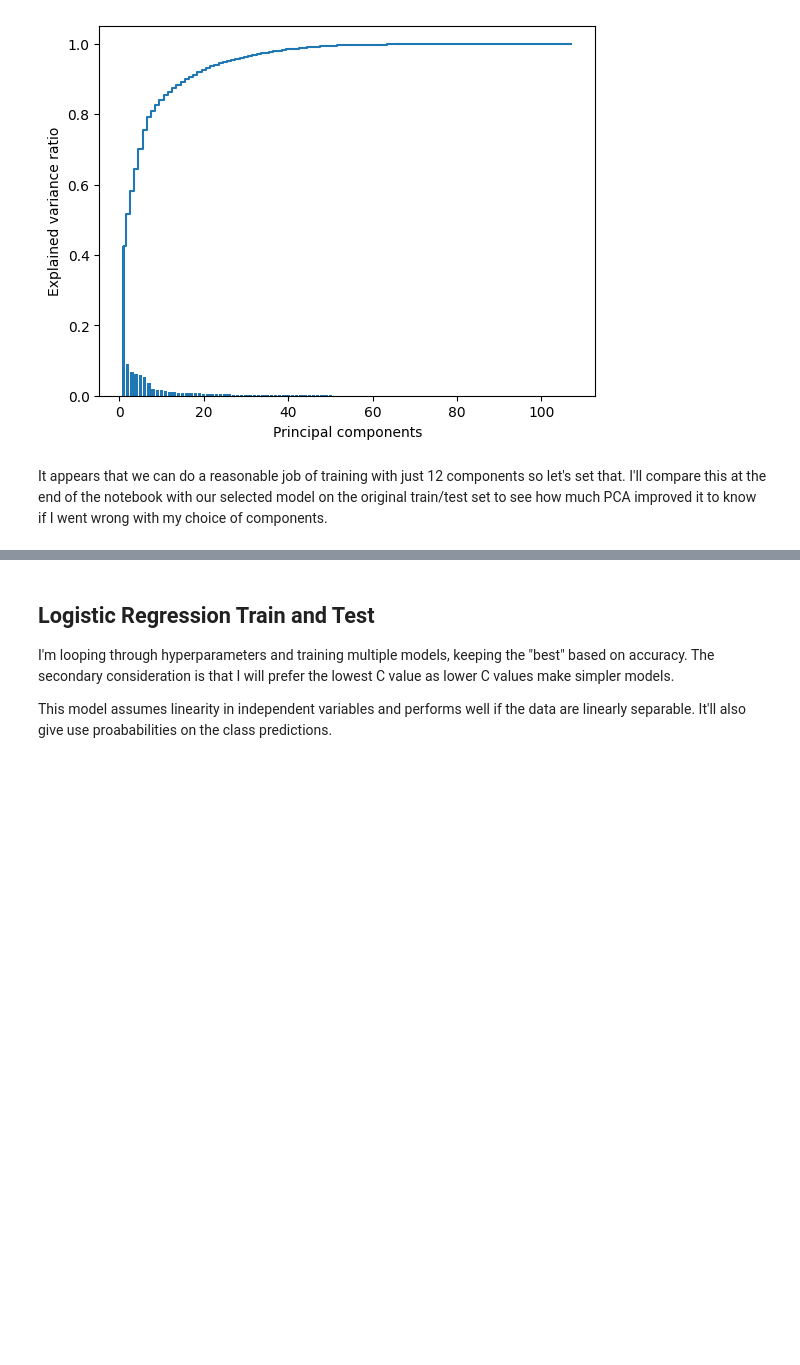
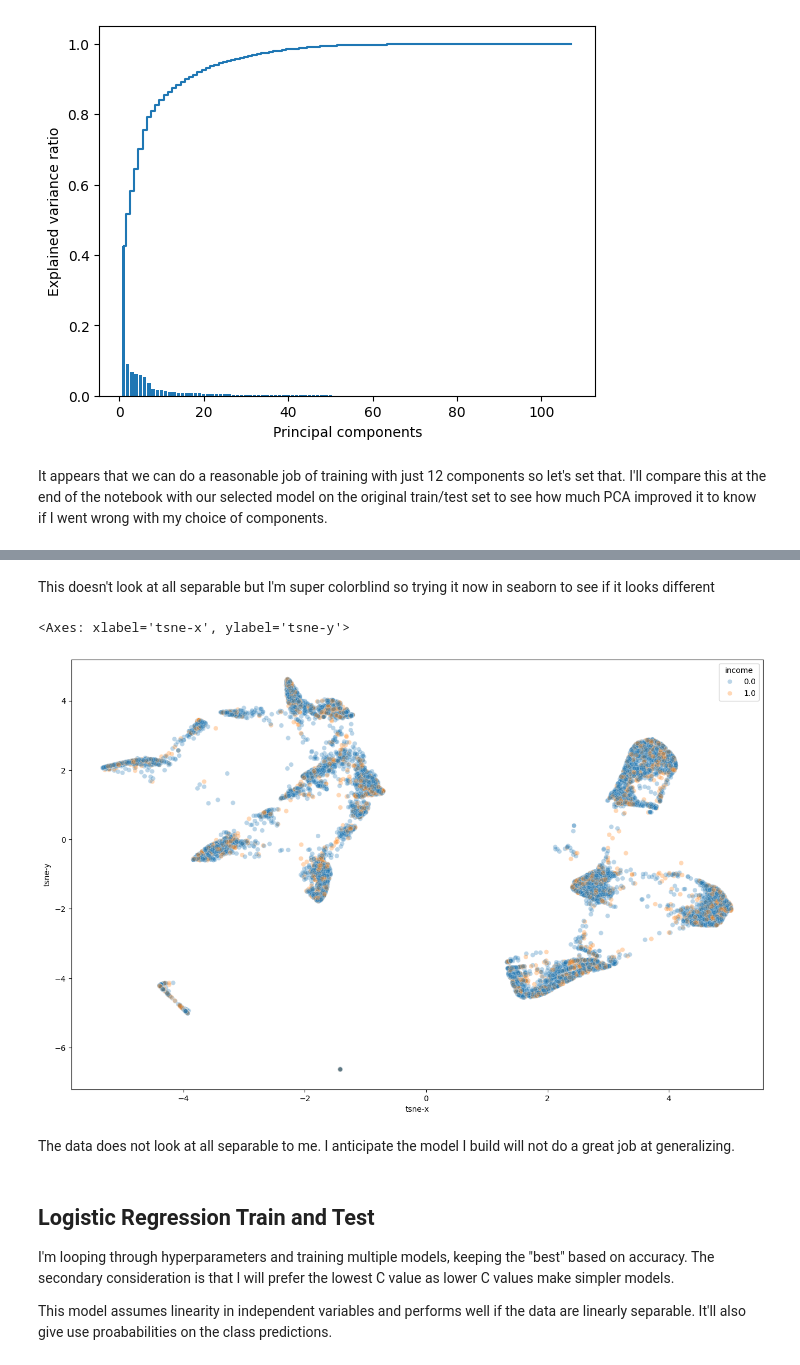
Before and after one commit to dkrapohl/uwf-idc-6210-adult-income, a Jupyter notebook: adult_income_dkrapohl.ipynb, the cells around one changed output, grey strips where cells are left out. Cells and saved outputs as stored; diff of their text form; code cells hidden in the pictures; blank space fills up the shorter version.

```diff
--- a/adult_income_dkrapohl.ipynb
+++ b/adult_income_dkrapohl.ipynb
@@ -347,3 +364,25 @@ X_test_pca = pca.transform(X_test_std)
+# %% [markdown]
+This doesn't look at all separable but I'm super colorblind so trying it now in seaborn to see if it looks different
+# %%
+# Make a dataframe to do a seaborn scatterplot
+tnse_sb_viz=pd.DataFrame()
+tnse_sb_viz['tsne-x'] = X_tsne[:,0]
+tnse_sb_viz['tsne-y'] = X_tsne[:,1]
+
+plt.figure(figsize=(16,10))
+sns.scatterplot(
+    x="tsne-x", y="tsne-y",
+    hue=y_train,
+    palette=sns.color_palette("tab10", 2),
+    data=tnse_sb_viz,
+    legend="full",
+    alpha=0.3
+)
+# %% [output]
+<Axes: xlabel='tsne-x', ylabel='tsne-y'>
+[figure, added]
+# %% [markdown]
+The data does not look at all separable to me. I anticipate the model I build will not do a great job at generalizing.
 # %% [markdown]
 ## Logistic Regression Train and Test
 
```
Also changed, not shown: parts of 27 cells of this notebook, 1 other file.
